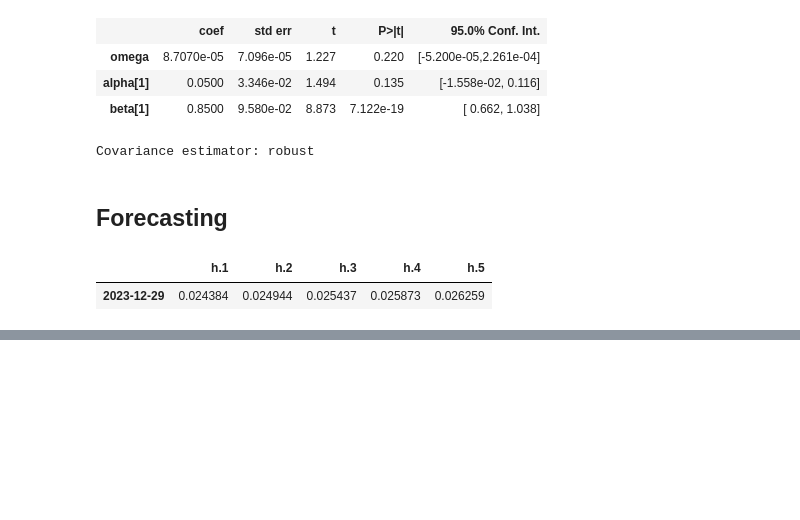
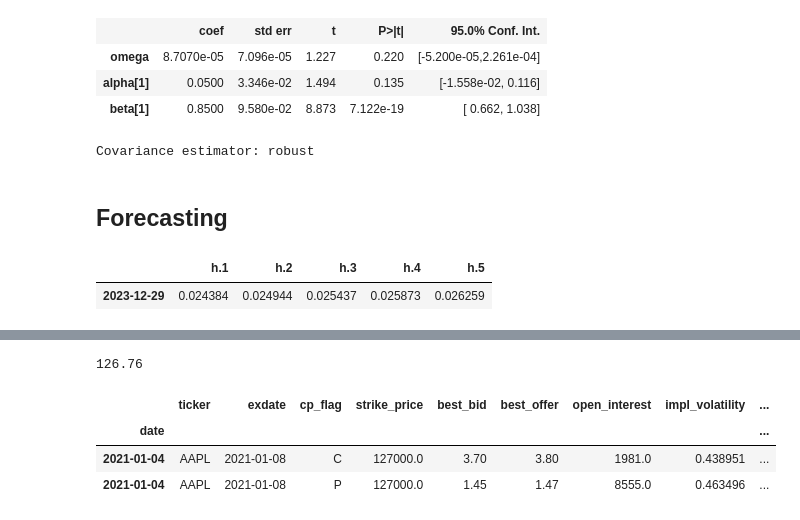
Before and after one commit to siruiliu-code/GARCH-X-Volatility-Modelling-with-Equity-Options-Trading, a Jupyter notebook: gavin_garch.ipynb, the cells around one changed output, grey strips where cells are left out. Cells and saved outputs as stored; diff of their text form; code cells hidden in the pictures; blank space fills up the shorter version.

```diff
--- a/gavin_garch.ipynb
+++ b/gavin_garch.ipynb
@@ -409,0 +686,19 @@ class GARCHX:
+# %%
+date = "2021-01-04"
+
+price_data = pd.read_hdf("data/all_tickers_time_series.hf5", key="AAPL").drop_duplicates().set_index("date")
+price = price_data.loc[date]["bidlo"]
+price
+# %% [output]
+126.76
+# %%
+options_data = pd.read_hdf("data/all_options_data.h5", key="AAPL").set_index("date")
+options_data = options_data.loc[date]
+options_data = options_data[options_data["exdate"] == (pd.to_datetime(date) + pd.DateOffset(days=4))]
+options_data = options_data[options_data["strike_price"]/1000 == round(price)]
+options_data
+# %% [output]
+|  | ticker | exdate | cp_flag | strike_price | best_bid | best_offer | open_interest | impl_volatility | ... |
+| date |  |  |  |  |  |  |  |  | ... |
+| 2021-01-04 | AAPL | 2021-01-08 | C | 127000.0 | 3.70 | 3.80 | 1981.0 | 0.438951 | ... |
+| 2021-01-04 | AAPL | 2021-01-08 | P | 127000.0 | 1.45 | 1.47 | 8555.0 | 0.463496 | ... |
```
Also changed, not shown: parts of 11 cells of this notebook.
